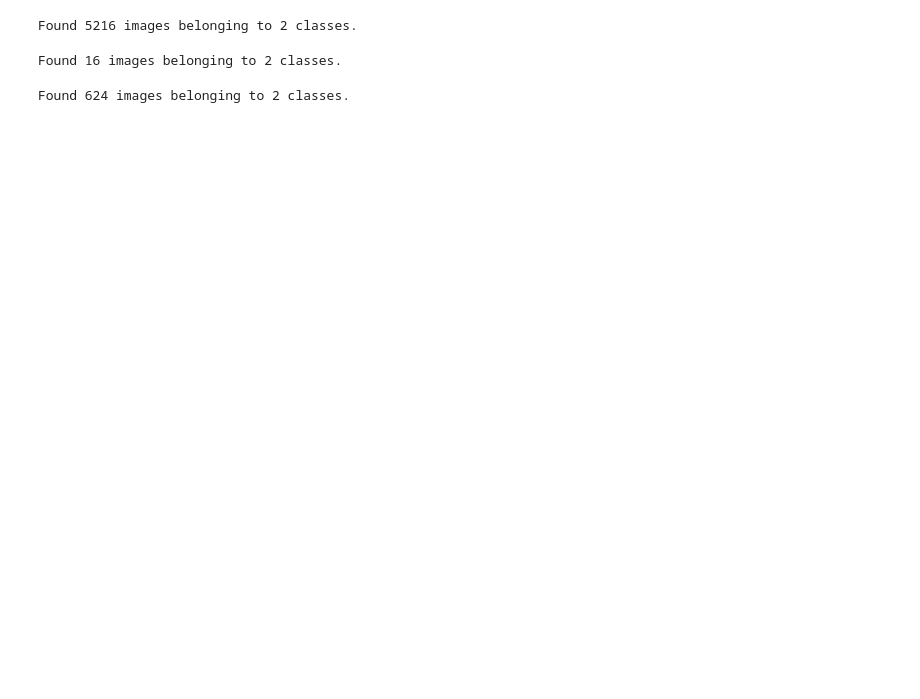
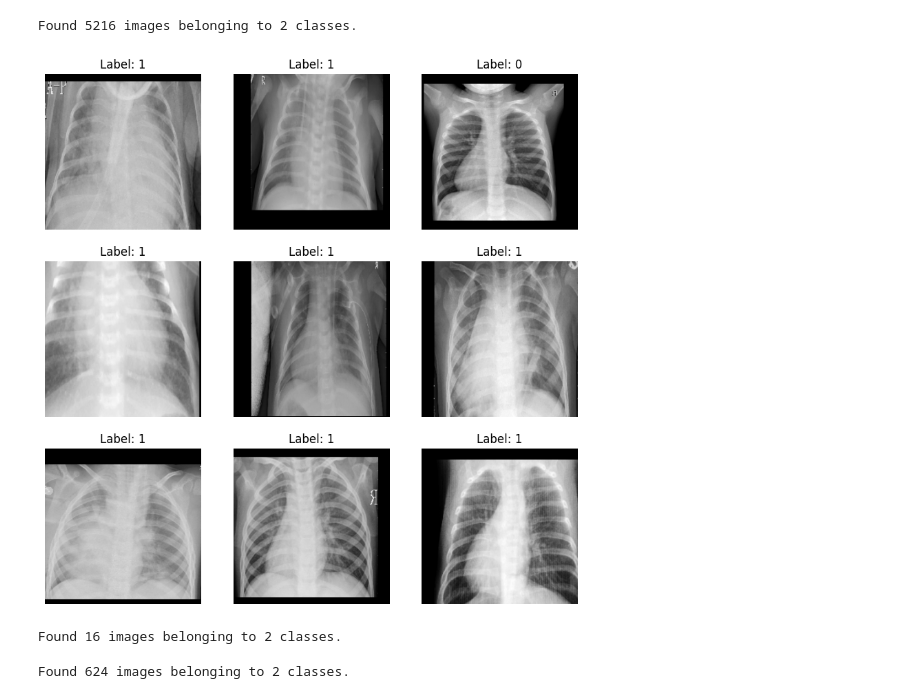
Before and after one commit to reus702/Chest-X-Ray-Images-Pneumonia-DL-exam, a Jupyter notebook: chestXray_cnn.ipynb, the cells around one changed output. Saved outputs shown, nothing was run; the diff lists cells and outputs as text; code cells hidden in the pictures; blank space fills up the shorter version.

```diff
--- a/chestXray_cnn.ipynb
+++ b/chestXray_cnn.ipynb
@@ -34,6 +91,24 @@ training_set = train_datagen.flow_from_directory(train_dir,
                                                 class_mode = 'binary')
 # %% [output]
 Found 5216 images belonging to 2 classes.
+# %%
+import matplotlib.pyplot as plt
+
+X_batch, y_batch = next(training_set)
+
+plt.figure(figsize=(10,10))
+for i in range(9):
+    plt.subplot(3,3,i+1)
+    if X_batch[i].shape[-1] == 1:
+        plt.imshow(X_batch[i].squeeze(), cmap="gray")
+    else:
+        plt.imshow(X_batch[i])
+    plt.title(f"Label: {int(y_batch[i])}")
+    plt.axis("off")
+
+plt.show()
+# %% [output]
+[figure, added]
 # %%
 val_datagen = ImageDataGenerator(rescale = 1./255)
 
```
Also changed, not shown: parts of 11 cells of this notebook, 1 other file.
